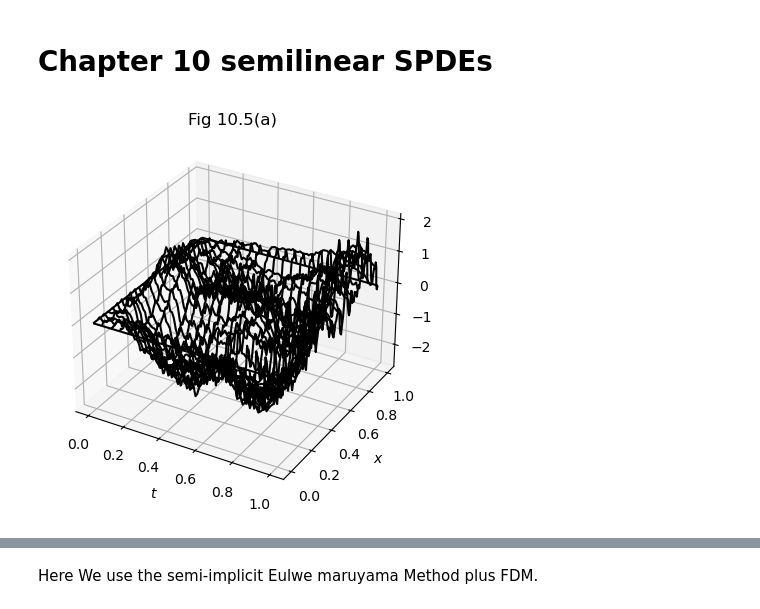
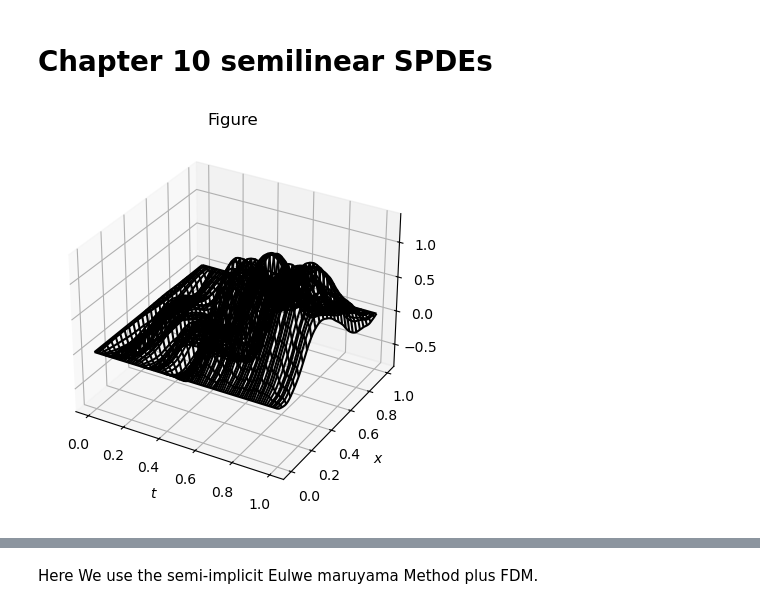
Before and after one commit to cgymmy/learnSDE, a Jupyter notebook: Chp10.ipynb, the cells around one changed output, grey strips where cells are left out. Saved outputs shown, nothing was run; the diff lists cells and outputs as text; code cells hidden in the pictures.

```diff
--- a/Chp10.ipynb
+++ b/Chp10.ipynb
@@ -27,44 +27,30 @@ def get_onedD_dW(bj, kappa, iFspace, M):
     if (kappa == 1):
         nn = np.random.randn(M, bj.size)
     else:
-        nn=np.sum(np.random.randn(kappa, M, bj.size),axis=0)
-    X=(bj*nn)
-    if (iFspace == 1):
+        nn = np.sum(np.random.randn(kappa, M, bj.size), axis=0)
+    X = bj * nn
+    if iFspace == 1:
         dW=X
     else:
-        dW=icspde_dst1(np.squeeze(X))
-        dW=dW.reshape(X.shape)
+        dW = icspde_dst1(np.squeeze(X))
+        dW = dW.reshape(X.shape)
     return dW
+
+dtref=0.01; kappa=100; r=1/2; J=128; a=1
+bj = get_onedD_bj(dtref, J, a, r)
+dW = get_onedD_dW(bj, kappa, 0, 1)
 # %%
-dtref=0.01; kappa=100; r=1/2; J=128; a=1
+dtref=0.01; kappa=100; r=2; J=128; a=1
 bj = get_onedD_bj(dtref, J, a, r)
-dW = get_onedD_dW(bj, kappa, 0, 1)
-
 WW=np.zeros((J+1,101)); t=np.linspace(0, 1, 101)
 for k in range(100):
   dW = get_onedD_dW(bj, 1, 0, 1)
   WW[1:-1, k+1] = WW[1:-1, k] + dW
-  # t[k+1] = (k+1) * dtref
-
-fig = plt.figure()
-ax = fig.add_subplot(111, projection='3d')
 [T,X]=np.meshgrid(t,np.linspace(0,a,J+1))
-CS=ax.plot_wireframe(T,X,WW,rstride=5,cstride=5,colors='k')
-s=ax.set_xlabel(r'$t$')
-s=ax.set_ylabel(r'$x$')
-s=ax.set_zlabel(r'$W$')
-s=ax.set_title(r'Fig 10.5(a)')
-#
-# fig, ax = plt.subplots(figsize=(8, 6))
-# [T,X]=np.meshgrid(t,np.linspace(0,a,J+1))
-# CS=ax.contourf(T,X,WW, levels=20, cmap='jet')
-# plt.colorbar(CS, ax=ax)
-# s=ax.set_xlabel(r'$t$')
-# s=ax.set_ylabel(r'$x$')
-# s=ax.set_title(r'Fig 10.5(a)')
-# plt.show()
+Utils.Plot_wireframe(T,X,WW,rstride=5,cstride=1,colors='k')
+# Utils.Plot_contourf(T, X, WW)
 # %% [output]
-[figure, old version]
+[figure, new version]
 # %%
 def Get_oned_bj(dtref, J, a, r):
     j = np.hstack([np.arange(1, J//2 + 1), np.arange(-J//2+1, 0)])
```
Also changed, not shown: parts of 10 cells of this notebook, 4 other files.
